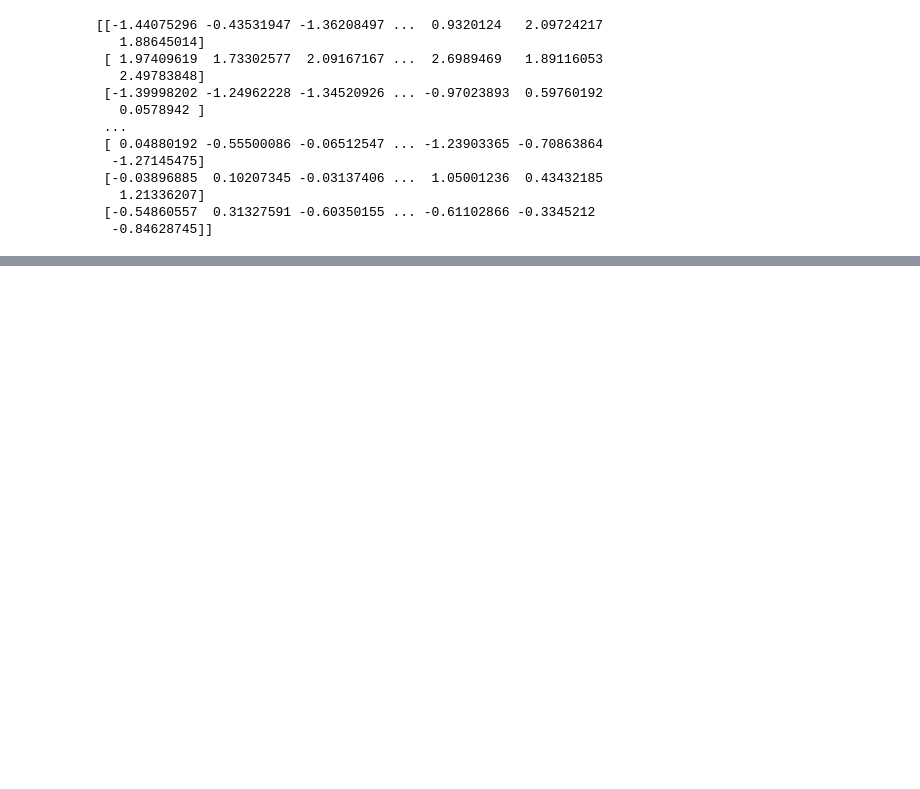
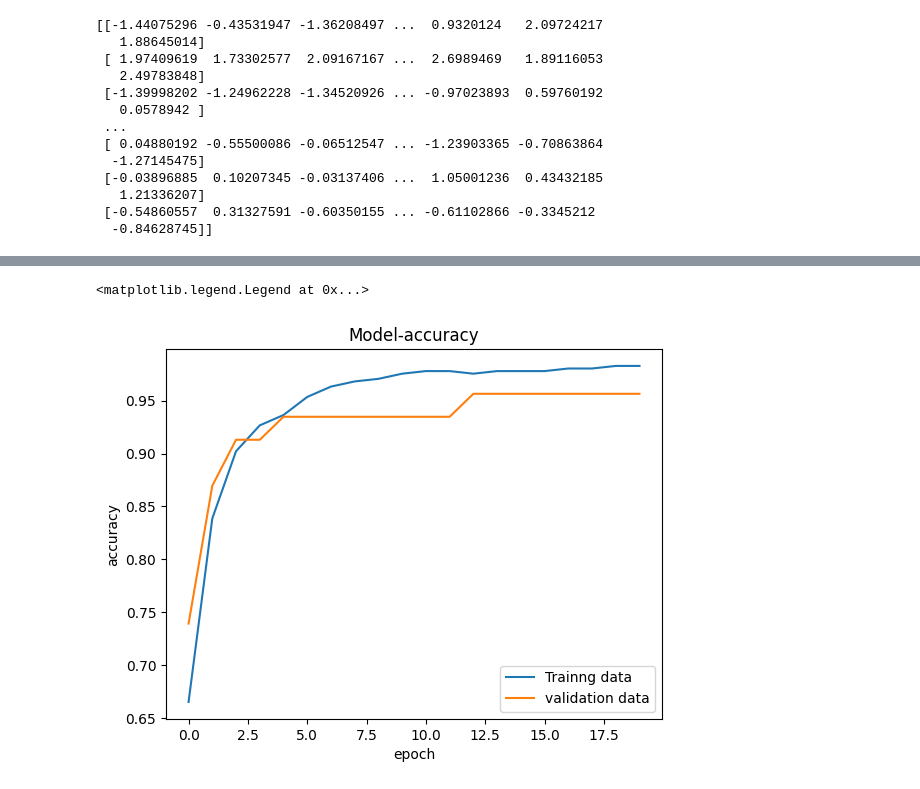
Before and after one commit to prakalya427-pixel/-AI-Internship-, a Jupyter notebook: Neural_networks.ipynb, the cells around one changed output, grey strips where cells are left out. Drawn from its saved outputs; the diff is of its cells as text; code cells hidden in the pictures; blank space fills up the shorter version.

```diff
--- a/Neural_networks.ipynb
+++ b/Neural_networks.ipynb
@@ -181,3 +181,7 @@ model=keras.Sequential([
      keras.layers.Dense(20,activation='relu'),
       keras.layers.Dense(2,activation='sigmoid')
 ])
+# %%
+model.compile(optimizer='adam',loss='sparse_categorical_crossentropy',metrics=['accuracy'])
+# %%
+h=model.fit(scale,y_train,validation_split=0.1,epochs=20)
@@ -183,0 +206,10 @@ model=keras.Sequential([
+# %%
+plt.plot(h.history['accuracy'])
+plt.plot(h.history['val_accuracy'])
+plt.title('Model-accuracy')
+plt.ylabel('accuracy')
+plt.xlabel('epoch')
+plt.legend(['Trainng data','validation data'],loc="lower right")
+# %% [output]
+<matplotlib.legend.Legend at 0x...>
+[figure, added]
```
Also changed, not shown: parts of 2 cells of this notebook.
